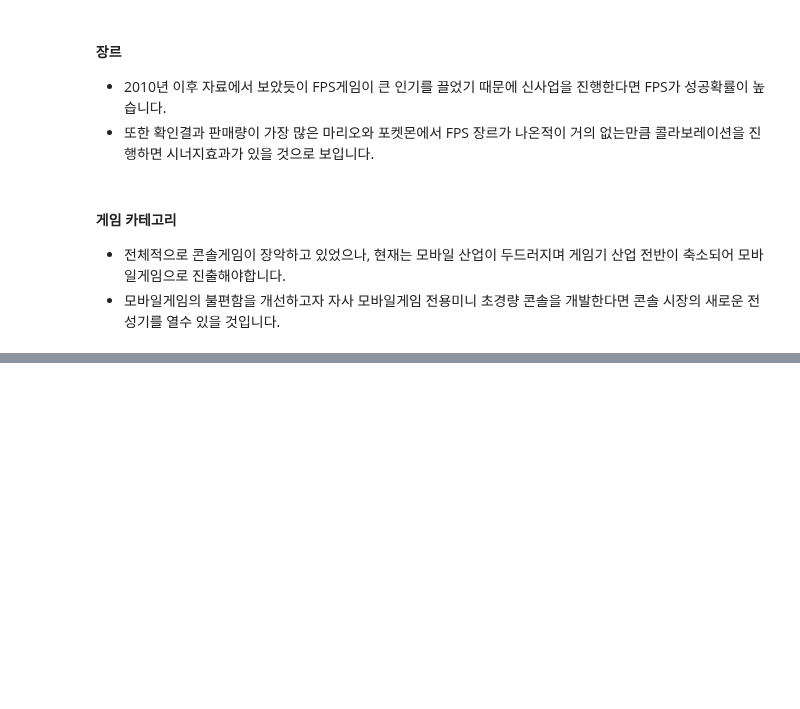
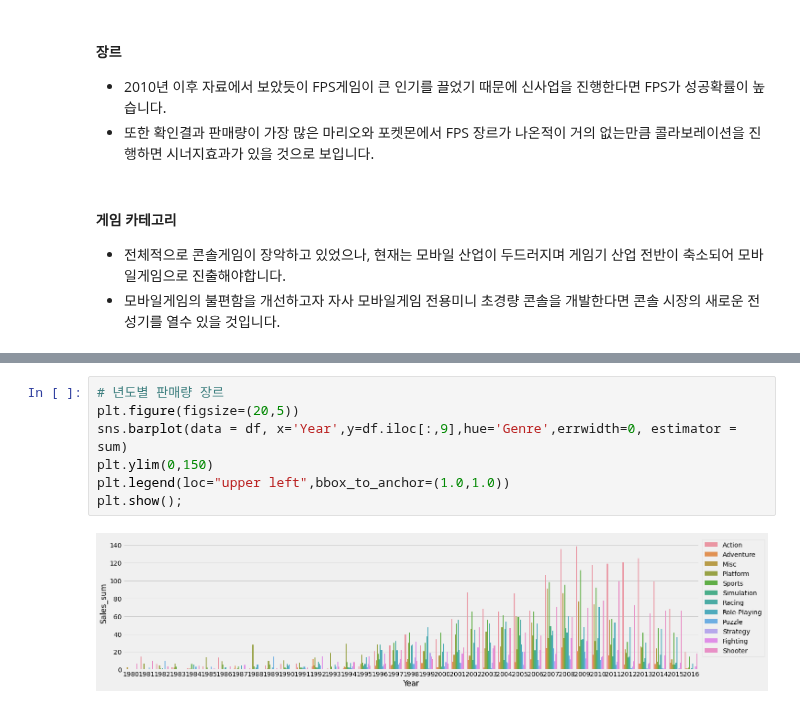
Before and after one commit to ev1025/Code_States_Study, a Jupyter notebook: Section1_Project_2일차.ipynb, the cells around one changed output, grey strips where cells are left out. Saved outputs shown, nothing was run; the diff lists cells and outputs as text; blank space fills up the shorter version.

```diff
--- a/Section1_Project_2일차.ipynb
+++ b/Section1_Project_2일차.ipynb
@@ -455,0 +473,9 @@ plt.show();
+# %%
+# 년도별 판매량 장르
+plt.figure(figsize=(20,5))
+sns.barplot(data = df, x='Year',y=df.iloc[:,9],hue='Genre',errwidth=0, estimator = sum)
+plt.ylim(0,150)
+plt.legend(loc="upper left",bbox_to_anchor=(1.0,1.0))
+plt.show();
+# %% [output]
+[figure, added]
```
Also changed, not shown: parts of 9 cells of this notebook.
